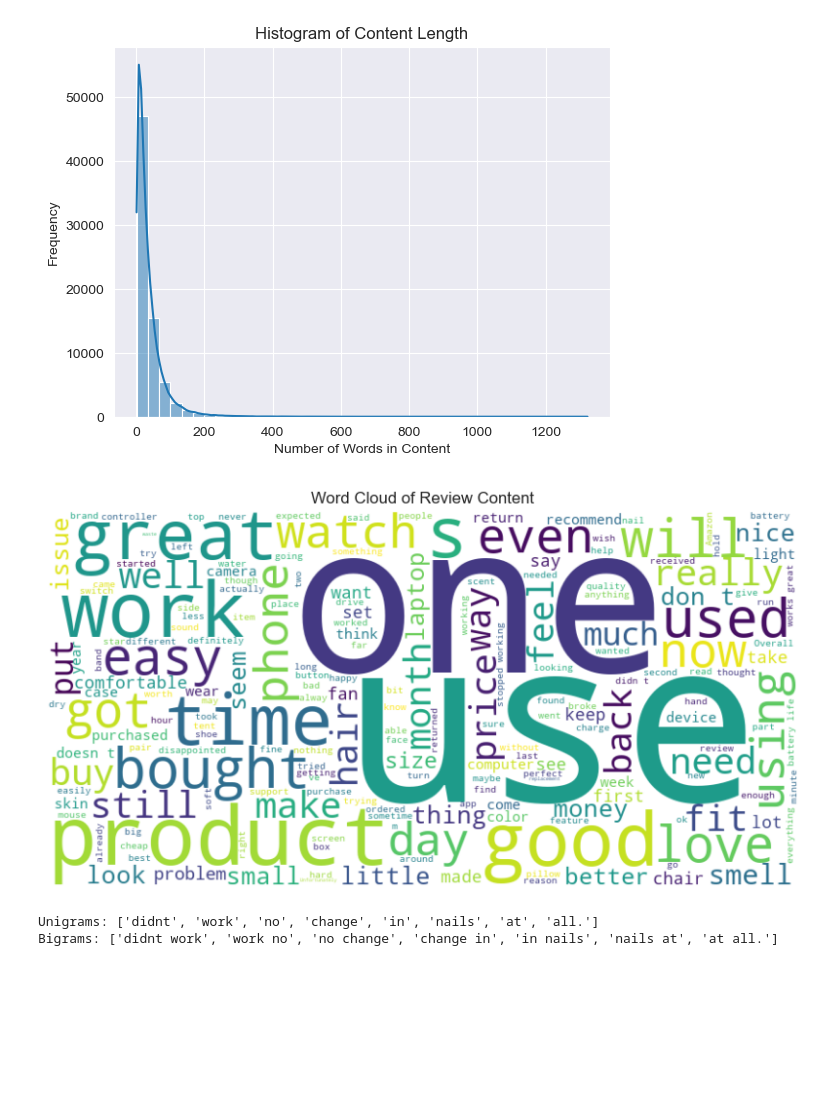
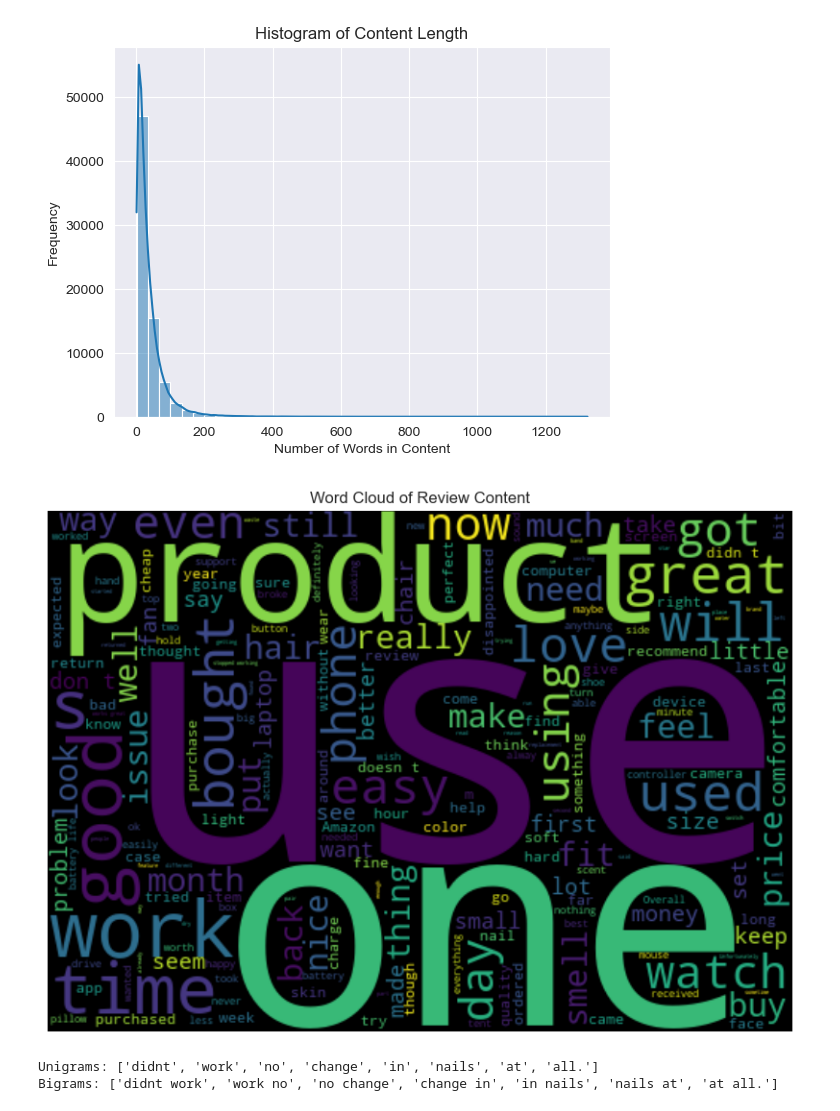
Before and after one commit to zeynepcetin589/ML_Assignment3, a Jupyter notebook: pa3.ipynb, the cells around one changed output. Cells and saved outputs as stored; diff of their text form; code cells hidden in the pictures; blank space fills up the shorter version.

```diff
--- a/pa3.ipynb
+++ b/pa3.ipynb
@@ -61,16 +54,14 @@ plt.show()
 # %% [output]
 [figure]
 # %%
-from wordcloud import WordCloud
+text = " ".join(review for review in df['Content'].astype(str))
+wordcloud = WordCloud(width=500, height=350).generate(text)
 
-text = " ".join(review for review in df['Content'].astype(str))
-wordcloud = WordCloud(width=800, height=400, background_color='white').generate(text)
-
-plt.figure(figsize=(10, 5))
+plt.figure(figsize=(10, 10))
 plt.imshow(wordcloud, interpolation='bilinear')
 plt.axis('off')
 plt.title("Word Cloud of Review Content")
 plt.show()
 # %% [output]
-[figure, old version]
+[figure, new version]
 # %%
```
Also changed, not shown: parts of 8 cells of this notebook.
